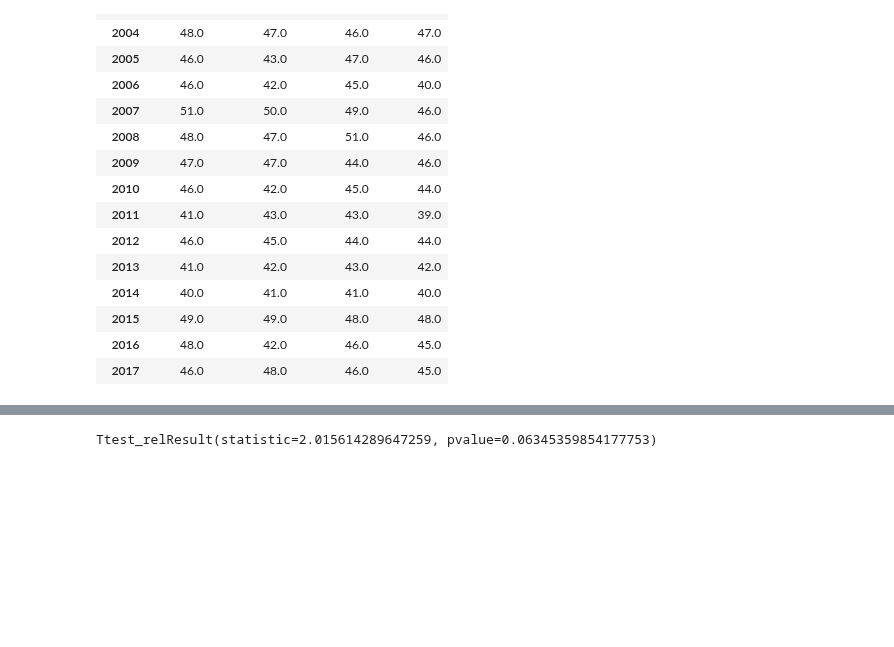
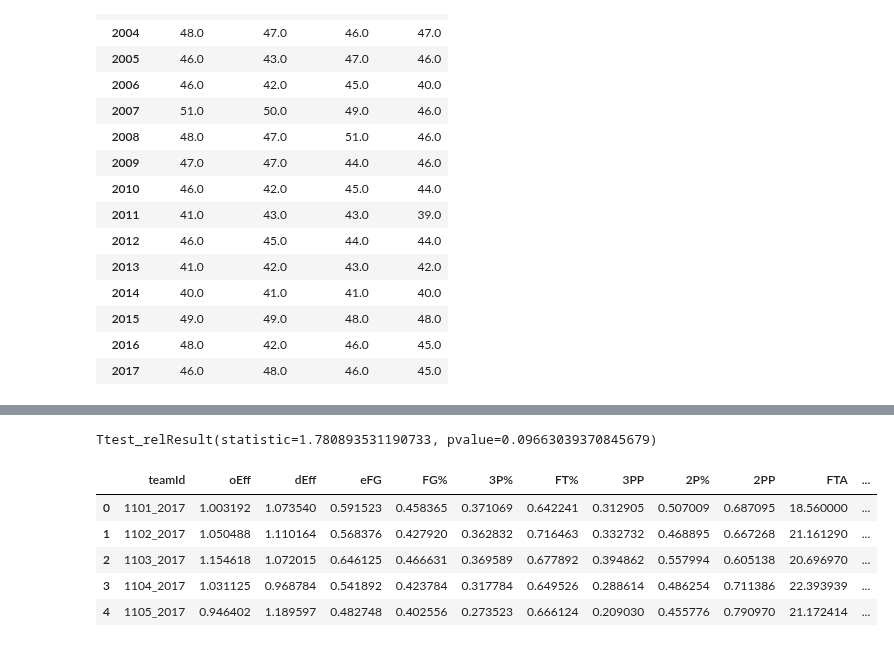
Before and after one commit to dlernz/march_madness, a Jupyter notebook: Predicting March Madness Games using Random Forests.ipynb, the cells around one changed output, grey strips where cells are left out. Cells and saved outputs as stored; diff of their text form; code cells hidden in the pictures; blank space fills up the shorter version.

```diff
--- a/Predicting March Madness Games using Random Forests.ipynb
+++ b/Predicting March Madness Games using Random Forests.ipynb
@@ -964,7 +1001,7 @@ new = matchDF.groupby('season')["predicted", "seedBaseline", "pomBaseline", "rpi
 # %%
-myModel = np.array(new ["predicted"])
-seed = np.array(new["seedBaseline"])
+myModel = np.array(new["predicted"])
+seed = np.array(new["pomBaseline"])
 np.random.seed(12345678)
-stats.ttest_rel(myModel,seed)
+sciStats.ttest_rel(myModel,seed)
 # %% [output]
-Ttest_relResult(statistic=2.015614289647259, pvalue=0.06345359854177753)
+Ttest_relResult(statistic=1.780893531190733, pvalue=0.09663039370845679)
@@ -974,0 +1008,9 @@ df = pd.DataFrame(teamScoreInfo, columns = cols)
+# %%
+statsDF.head()
+# %% [output]
+|  | teamId | oEff | dEff | eFG | FG% | 3P% | FT% | 3PP | 2P% | 2PP | FTA | ... |
+| 0 | 1101_2017 | 1.003192 | 1.073540 | 0.591523 | 0.458365 | 0.371069 | 0.642241 | 0.312905 | 0.507009 | 0.687095 | 18.560000 | ... |
+| 1 | 1102_2017 | 1.050488 | 1.110164 | 0.568376 | 0.427920 | 0.362832 | 0.716463 | 0.332732 | 0.468895 | 0.667268 | 21.161290 | ... |
+| 2 | 1103_2017 | 1.154618 | 1.072015 | 0.646125 | 0.466631 | 0.369589 | 0.677892 | 0.394862 | 0.557994 | 0.605138 | 20.696970 | ... |
+| 3 | 1104_2017 | 1.031125 | 0.968784 | 0.541892 | 0.423784 | 0.317784 | 0.649526 | 0.288614 | 0.486254 | 0.711386 | 22.393939 | ... |
+| 4 | 1105_2017 | 0.946402 | 1.189597 | 0.482748 | 0.402556 | 0.273523 | 0.666124 | 0.209030 | 0.455776 | 0.790970 | 21.172414 | ... |
```
Also changed, not shown: parts of 11 cells of this notebook.
